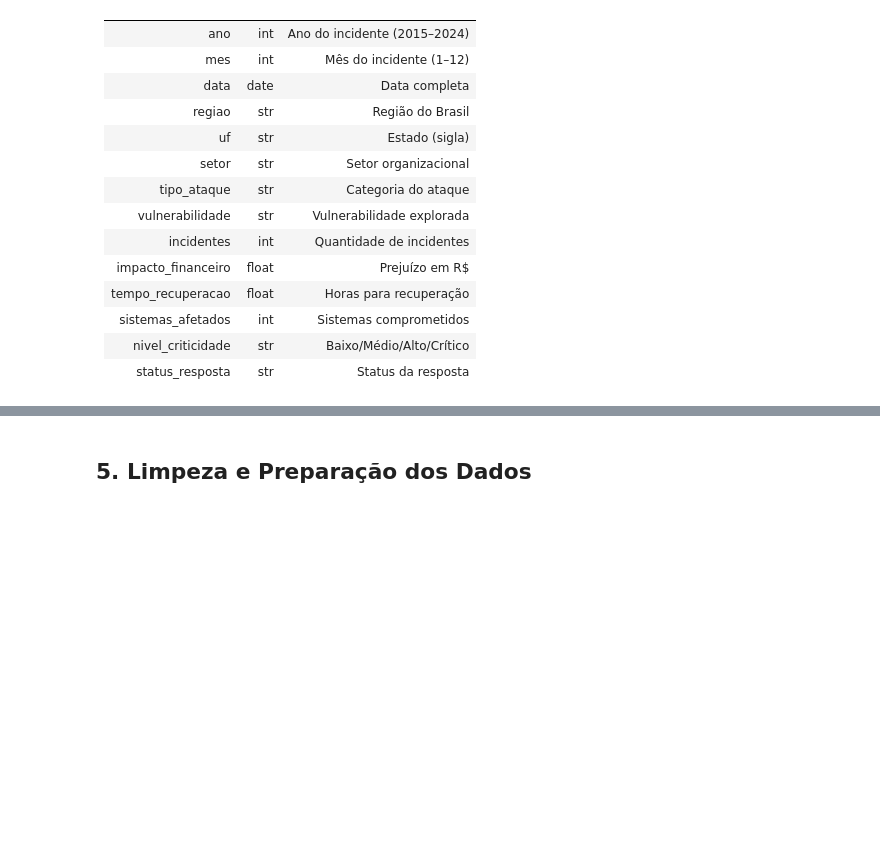
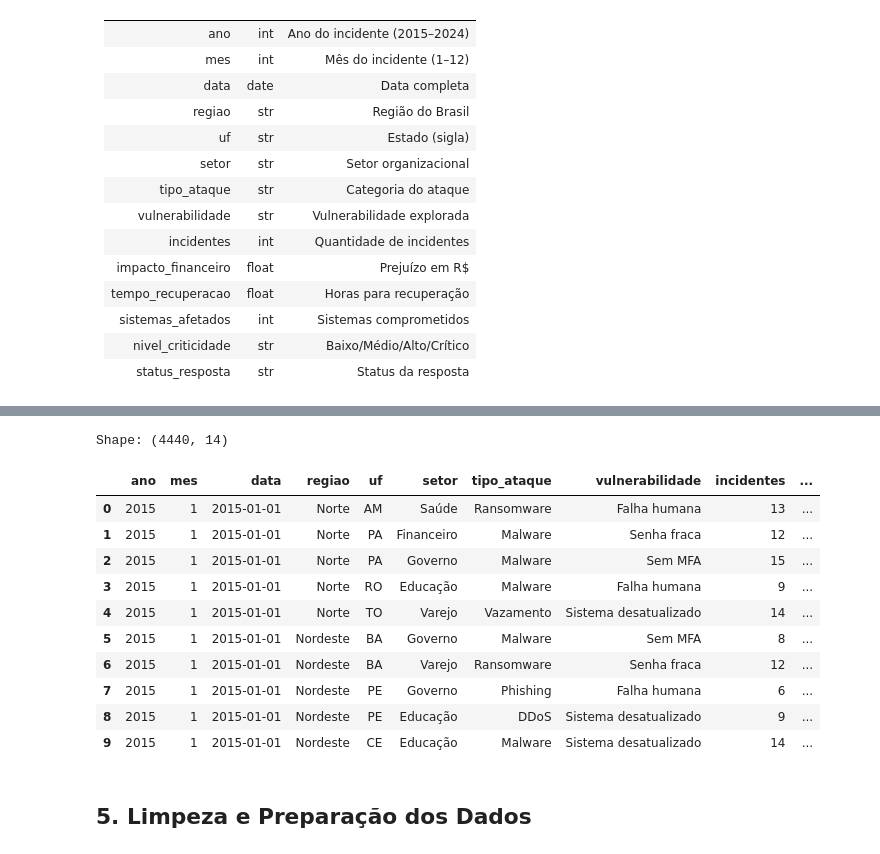
Before and after one commit to altolas-gh/Trabalho-2-Linguagens-de-Programa-o, a Jupyter notebook: notebooks/analise_ciberseguranca.ipynb, the cells around one changed output, grey strips where cells are left out. Saved outputs shown, nothing was run; the diff lists cells and outputs as text; code cells hidden in the pictures; blank space fills up the shorter version.

```diff
--- a/notebooks/analise_ciberseguranca.ipynb
+++ b/notebooks/analise_ciberseguranca.ipynb
@@ -60,8 +62,23 @@ print('✅ Bibliotecas carregadas com sucesso')
 # %%
+import pandas as pd
+
 # Leitura do CSV
-df = pd.read_csv('../dados/simulacao_ciberseguranca_brasil.csv', parse_dates=['data'])
+df = pd.read_csv('sample_data/dados/simulacao_ciberseguranca_brasil.csv', parse_dates=['data'])
 print(f'Shape: {df.shape}')
 df.head(10)
+# %% [output]
+Shape: (4440, 14)
+|  | ano | mes | data | regiao | uf | setor | tipo_ataque | vulnerabilidade | incidentes | ... |
+| 0 | 2015 | 1 | 2015-01-01 | Norte | AM | Saúde | Ransomware | Falha humana | 13 | ... |
+| 1 | 2015 | 1 | 2015-01-01 | Norte | PA | Financeiro | Malware | Senha fraca | 12 | ... |
+| 2 | 2015 | 1 | 2015-01-01 | Norte | PA | Governo | Malware | Sem MFA | 15 | ... |
+| 3 | 2015 | 1 | 2015-01-01 | Norte | RO | Educação | Malware | Falha humana | 9 | ... |
+| 4 | 2015 | 1 | 2015-01-01 | Norte | TO | Varejo | Vazamento | Sistema desatualizado | 14 | ... |
+| 5 | 2015 | 1 | 2015-01-01 | Nordeste | BA | Governo | Malware | Sem MFA | 8 | ... |
+| 6 | 2015 | 1 | 2015-01-01 | Nordeste | BA | Varejo | Ransomware | Senha fraca | 12 | ... |
+| 7 | 2015 | 1 | 2015-01-01 | Nordeste | PE | Governo | Phishing | Falha humana | 6 | ... |
+| 8 | 2015 | 1 | 2015-01-01 | Nordeste | PE | Educação | DDoS | Sistema desatualizado | 9 | ... |
+| 9 | 2015 | 1 | 2015-01-01 | Nordeste | CE | Educação | Malware | Sistema desatualizado | 14 | ... |
 # %% [markdown]
 ## 5. Limpeza e Preparação dos Dados
 # %%
```
Also changed, not shown: parts of 15 cells of this notebook.
